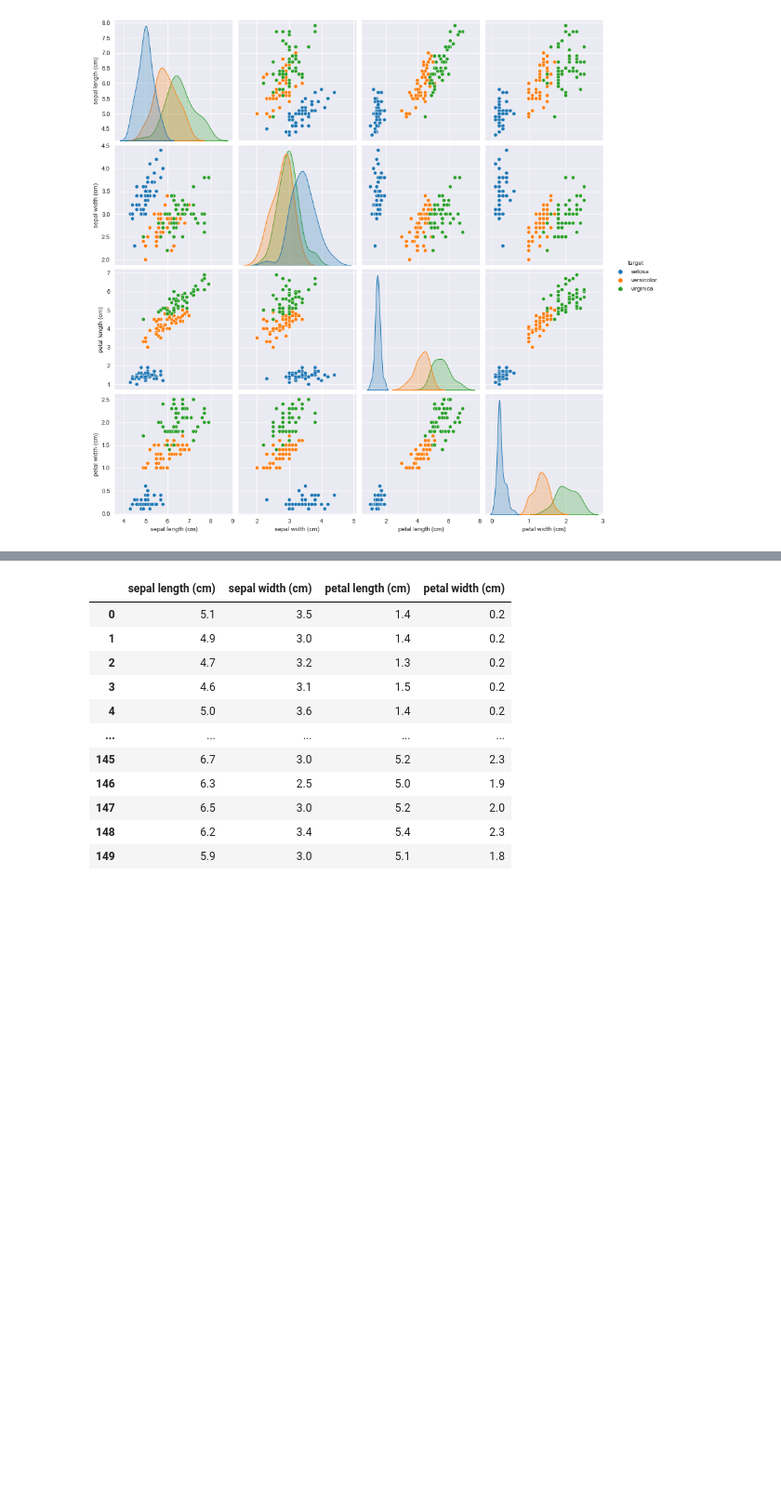
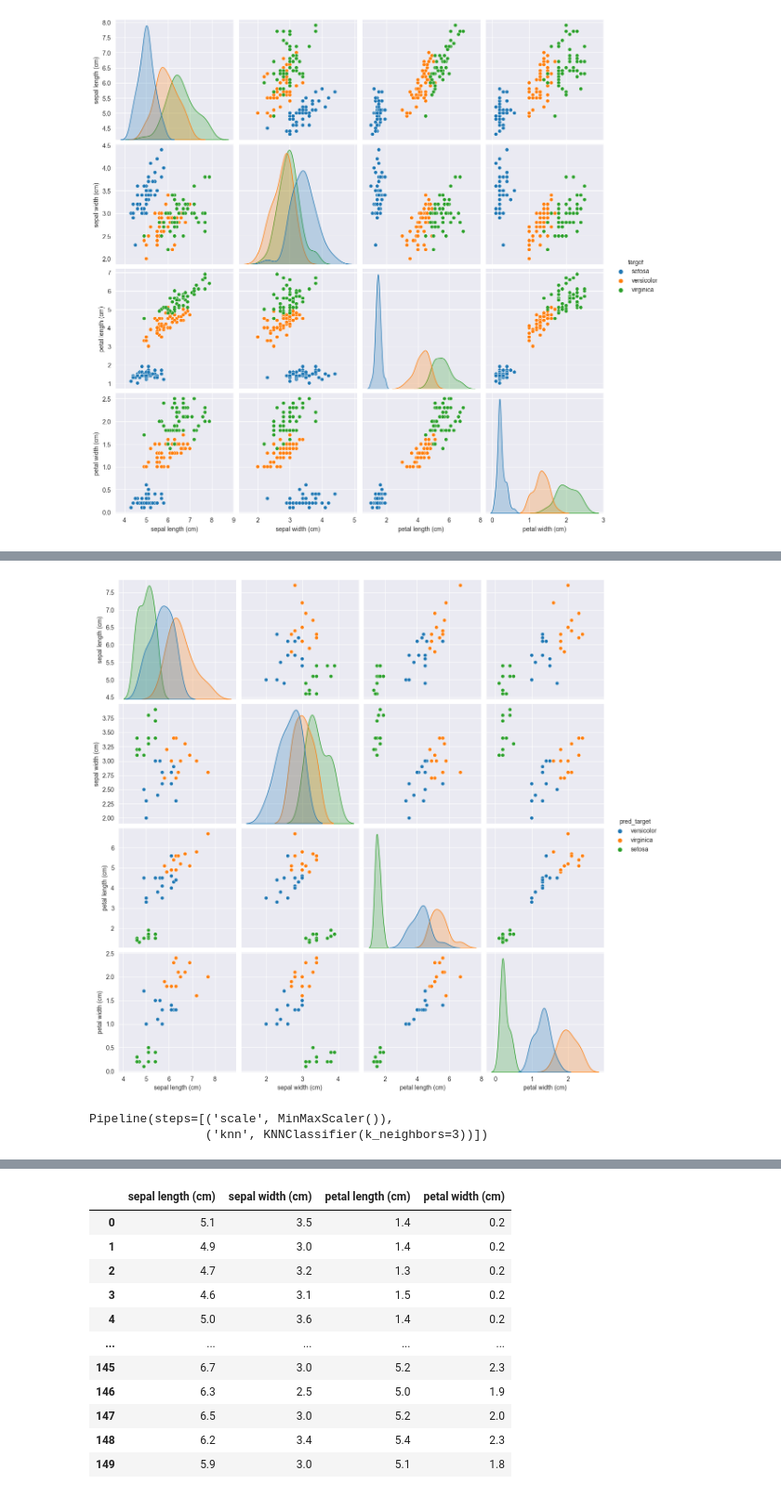
Before and after one commit to threeteck/ML.ITIS, a Jupyter notebook: 6.ipynb, the cells around one changed output, grey strips where cells are left out. Shown at 93% size. Cells and saved outputs as stored; diff of their text form; code cells hidden in the pictures; blank space fills up the shorter version.

```diff
--- a/6.ipynb
+++ b/6.ipynb
@@ -72,0 +185,14 @@ plt.show()
+# %%
+sns.pairplot(X_test, hue='pred_target', height=3, diag_kind="kde", hue_order=['versicolor', 'virginica', 'setosa'])
+plt.show()
+# %% [output]
+[figure, added]
+# %%
+pipe = Pipeline([
+    ('scale', MinMaxScaler()),
+    ('knn', KNNClassifier(k_neighbors=3))
+])
+pipe.fit(iris_df, target)
+# %% [output]
+Pipeline(steps=[('scale', MinMaxScaler()),
+                ('knn', KNNClassifier(k_neighbors=3))])
```
Also changed, not shown: parts of 14 cells of this notebook.
